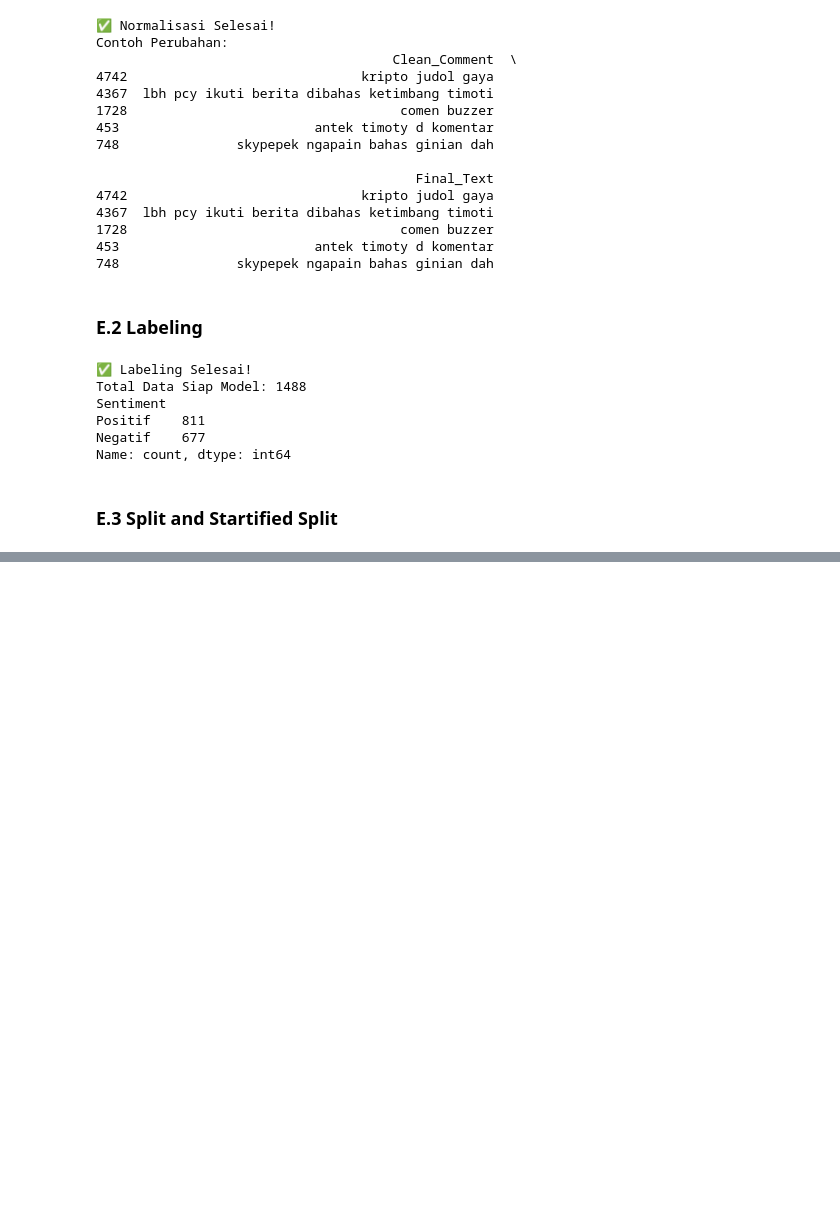
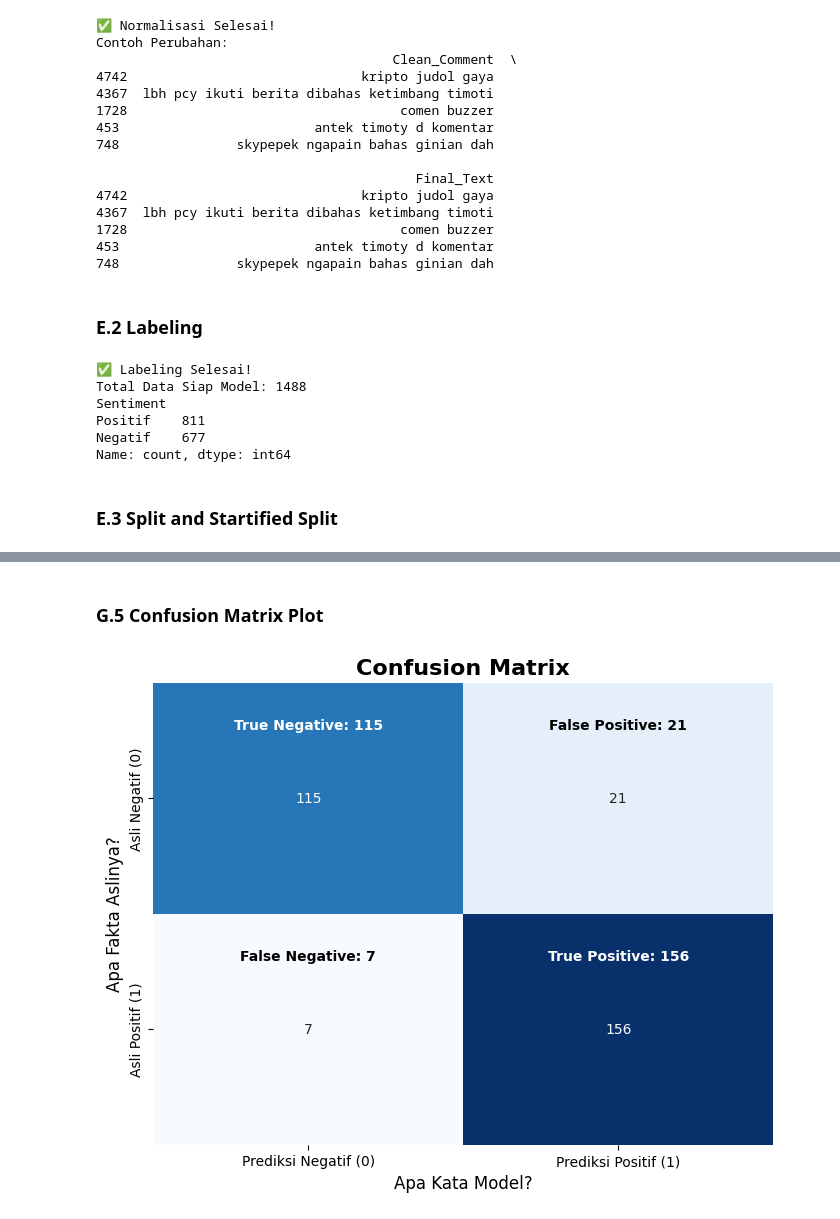
Before and after one commit to ghatpreneur/Data-Analytics-Project, a Jupyter notebook: Tmothy Sentiment Ana;ysis/Sentiment.ipynb, the cells around one changed output, grey strips where cells are left out. Drawn from its saved outputs; the diff is of its cells as text; code cells hidden in the pictures; blank space fills up the shorter version.

```diff
--- a/Tmothy Sentiment Ana;ysis/Sentiment.ipynb
+++ b/Tmothy Sentiment Ana;ysis/Sentiment.ipynb
@@ -1176,0 +1691,55 @@ x_train, x_test, y_train, y_test = stratifed_split(x, y)
+# %% [markdown]
+### G.5 Confusion Matrix Plot
+# %%
+def plot_confusion_matrix_manual(y_true, y_pred):
+    # 1. HITUNG MANUAL (Gantiin sklearn.metrics.confusion_matrix)
+    # Kita siapin 4 ember kosong
+    tp = 0 # True Positive
+    fp = 0 # False Positive
+    fn = 0 # False Negative
+    tn = 0 # True Negative
+
+    # Konversi ke array biar aman kalau index-nya beda
+    y_true_arr = np.array(y_true)
+    y_pred_arr = np.array(y_pred)
+
+    # Loop Sensus (O(N))
+    for real, pred in zip(y_true_arr, y_pred_arr):
+        if real == 1 and pred == 1: tp += 1
+        elif real == 0 and pred == 1: fp += 1
+        elif real == 1 and pred == 0: fn += 1
+        elif real == 0 and pred == 0: tn += 1
+
+    # 2. SUSUN MATRIKS (Array 2x2)
+    # Format Standar Heatmap:
+    # Baris (Y) = Asli, Kolom (X) = Prediksi
+    # [ [TN, FP],   <-- Baris Asli Negatif
+    #   [FN, TP] ]  <-- Baris Asli Positif
+    matrix = [[tn, fp],
+              [fn, tp]]
+
+    # 3. VISUALISASI
+    plt.figure(figsize=(8, 6))
+
+    # Seaborn nerima list-of-lists biasa kok, gak harus DataFrame
+    sns.heatmap(matrix, annot=True, fmt='d', cmap='Blues', cbar=False,
+                xticklabels=['Prediksi Negatif (0)', 'Prediksi Positif (1)'],
+                yticklabels=['Asli Negatif (0)', 'Asli Positif (1)'])
+
+    # Kosmetik
+    plt.title('Confusion Matrix', fontsize=16, fontweight='bold')
+    plt.xlabel('Apa Kata Model?', fontsize=12)
+    plt.ylabel('Apa Fakta Aslinya?', fontsize=12)
+
+    # Tambahin detail teks biar makin informatif
+    plt.text(0.5, 0.2, f"True Negative: {tn}", ha='center', color='white', fontweight='bold')
+    plt.text(1.5, 0.2, f"False Positive: {fp}", ha='center', color='black', fontweight='bold')
+    plt.text(0.5, 1.2, f"False Negative: {fn}", ha='center', color='black', fontweight='bold')
+    plt.text(1.5, 1.2, f"True Positive: {tp}", ha='center', color='white', fontweight='bold')
+
+    plt.show()
+
+# PANGGIL FUNGSINYA
+plot_confusion_matrix_manual(y_test, y_pred_final)
+# %% [output]
+[figure, added]
```
Also changed, not shown: parts of 35 cells of this notebook.
